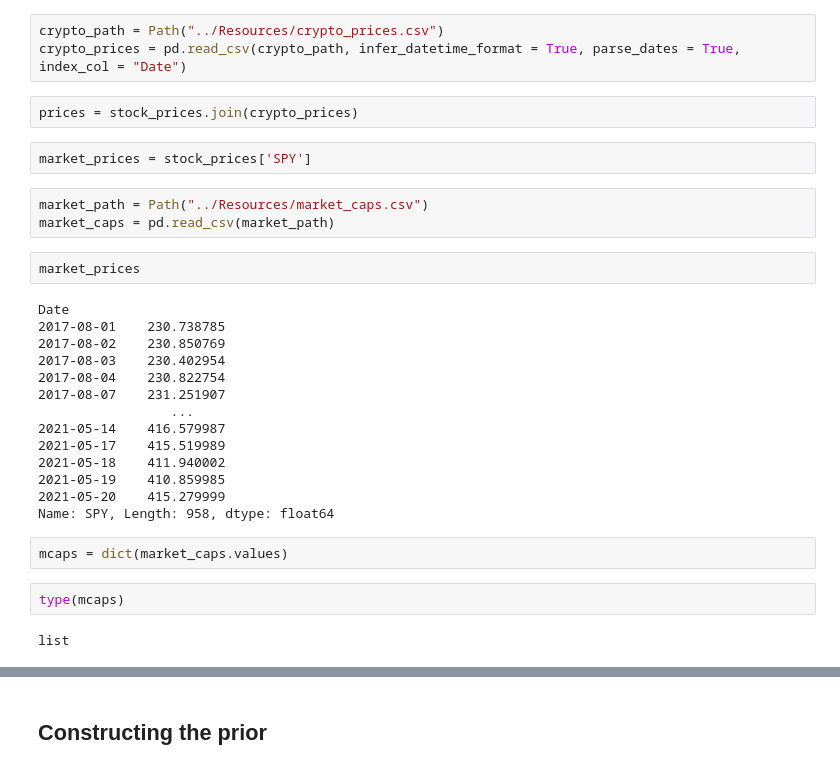
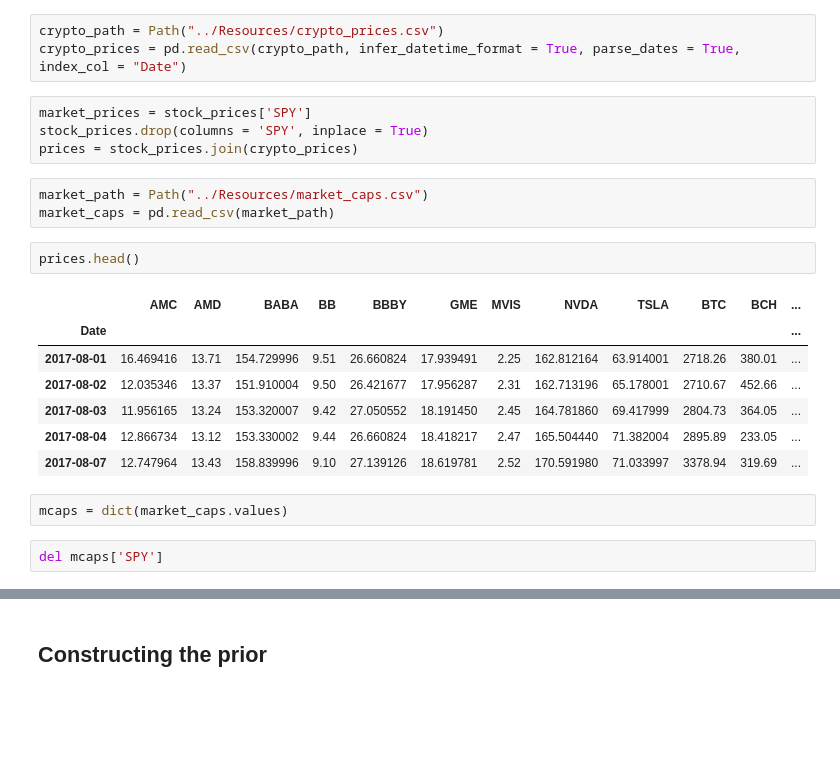
Before and after one commit to vweinblatt123/CF-Project3, a Jupyter notebook: Victor/BL.ipynb, the cells around one changed output, grey strips where cells are left out. Drawn from its saved outputs; the diff is of its cells as text; blank space fills up the shorter version.

```diff
--- a/Victor/BL.ipynb
+++ b/Victor/BL.ipynb
@@ -18,32 +18,24 @@ stock_prices = pd.read_csv(stock_path, infer_datetime_format = True, parse_dates
 # %%
 crypto_path = Path("../Resources/crypto_prices.csv")
 crypto_prices = pd.read_csv(crypto_path, infer_datetime_format = True, parse_dates = True, index_col = "Date")
-# %%
-prices = stock_prices.join(crypto_prices)
-# %%
-market_prices = stock_prices['SPY']
+# %%
+market_prices = stock_prices['SPY']
+stock_prices.drop(columns = 'SPY', inplace = True)
+prices = stock_prices.join(crypto_prices)
 # %%
 market_path = Path("../Resources/market_caps.csv")
 market_caps = pd.read_csv(market_path)
-# %%
-market_prices
-# %% [output]
-Date
-2017-08-01    230.738785
-2017-08-02    230.850769
-2017-08-03    230.402954
-2017-08-04    230.822754
-2017-08-07    231.251907
-                 ...
-2021-05-14    416.579987
-2021-05-17    415.519989
-2021-05-18    411.940002
-2021-05-19    410.859985
-2021-05-20    415.279999
-Name: SPY, Length: 958, dtype: float64
+# %%
+prices.head()
+# %% [output]
+|  | AMC | AMD | BABA | BB | BBBY | GME | MVIS | NVDA | TSLA | BTC | BCH | ... |
+| Date |  |  |  |  |  |  |  |  |  |  |  | ... |
+| 2017-08-01 | 16.469416 | 13.71 | 154.729996 | 9.51 | 26.660824 | 17.939491 | 2.25 | 162.812164 | 63.914001 | 2718.26 | 380.01 | ... |
+| 2017-08-02 | 12.035346 | 13.37 | 151.910004 | 9.50 | 26.421677 | 17.956287 | 2.31 | 162.713196 | 65.178001 | 2710.67 | 452.66 | ... |
+| 2017-08-03 | 11.956165 | 13.24 | 153.320007 | 9.42 | 27.050552 | 18.191450 | 2.45 | 164.781860 | 69.417999 | 2804.73 | 364.05 | ... |
+| 2017-08-04 | 12.866734 | 13.12 | 153.330002 | 9.44 | 26.660824 | 18.418217 | 2.47 | 165.504440 | 71.382004 | 2895.89 | 233.05 | ... |
+| 2017-08-07 | 12.747964 | 13.43 | 158.839996 | 9.10 | 27.139126 | 18.619781 | 2.52 | 170.591980 | 71.033997 | 3378.94 | 319.69 | ... |
 # %%
 mcaps = dict(market_caps.values)
-# %%
-type(mcaps)
-# %% [output]
-list
+# %%
+del mcaps['SPY']
```
Also changed, not shown: parts of 5 cells of this notebook, 1 other file.
